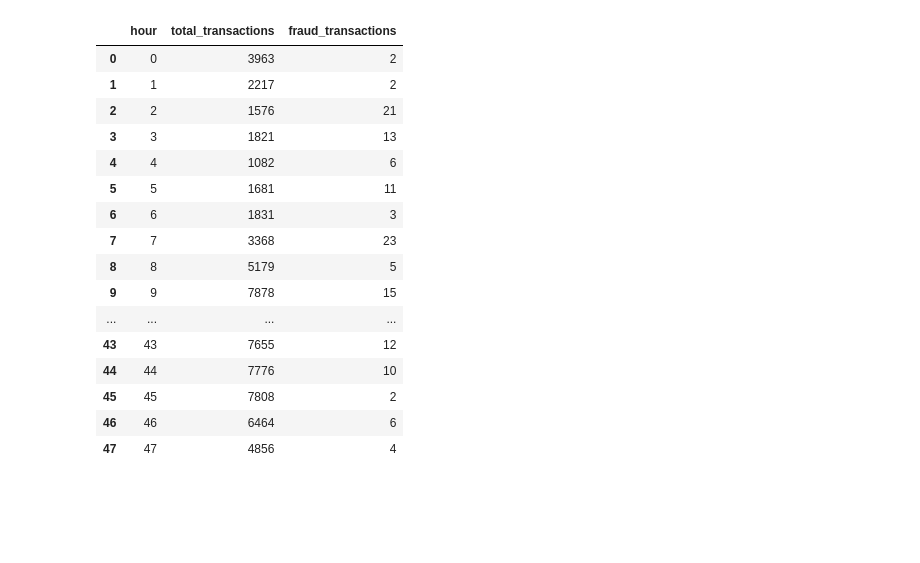
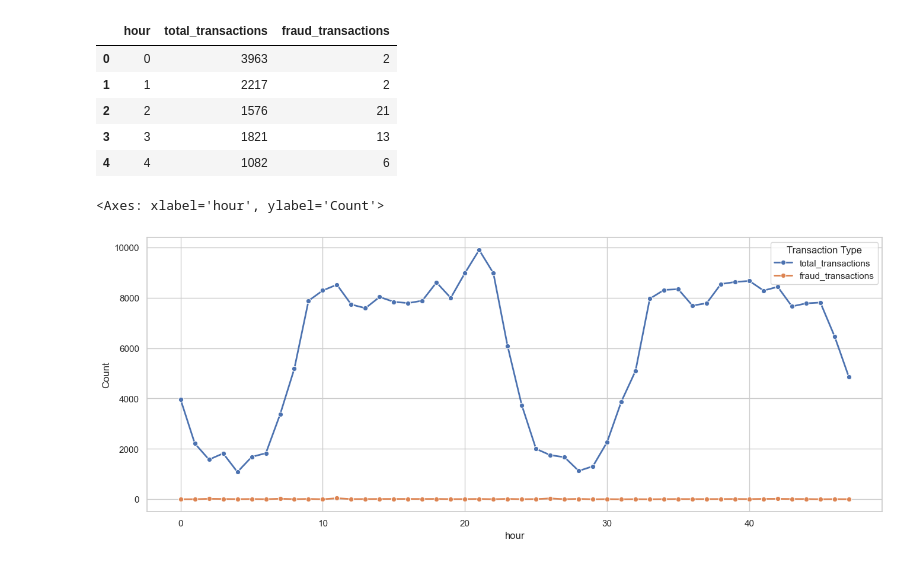
Before and after one commit to SamirAliWebDev/credit-card_fraud-and-not-fraud_Transactions, a Jupyter notebook: Data Analysis file/how many fraud have occured.ipynb, the cells around one changed output. Cells and saved outputs as stored; diff of their text form; code cells hidden in the pictures; blank space fills up the shorter version.

Commit message:
frauds occured

```diff
--- a/Data Analysis file/how many fraud have occured.ipynb
+++ b/Data Analysis file/how many fraud have occured.ipynb
@@ -7,22 +8,35 @@ from datasets import load_dataset
 
 df = pd.read_csv('D:\.MY PERSONAL DATA/programming Practice/Data Analytics/Real Dataset Practice/Credit Card Fraud/Code of the project/Results Gathered/in which hour frauds have occured.csv')
-# %%
-df
-# %% [output]
-|  | hour | total_transactions | fraud_transactions |
-| 0 | 0 | 3963 | 2 |
-| 1 | 1 | 2217 | 2 |
-| 2 | 2 | 1576 | 21 |
-| 3 | 3 | 1821 | 13 |
-| 4 | 4 | 1082 | 6 |
-| 5 | 5 | 1681 | 11 |
-| 6 | 6 | 1831 | 3 |
-| 7 | 7 | 3368 | 23 |
-| 8 | 8 | 5179 | 5 |
-| 9 | 9 | 7878 | 15 |
-| ... | ... | ... | ... |
-| 43 | 43 | 7655 | 12 |
-| 44 | 44 | 7776 | 10 |
-| 45 | 45 | 7808 | 2 |
-| 46 | 46 | 6464 | 6 |
-| 47 | 47 | 4856 | 4 |
+# %%
+
+df.head()
+# %% [output]
+|  | hour | total_transactions | fraud_transactions |
+| 0 | 0 | 3963 | 2 |
+| 1 | 1 | 2217 | 2 |
+| 2 | 2 | 1576 | 21 |
+| 3 | 3 | 1821 | 13 |
+| 4 | 4 | 1082 | 6 |
+# %%
+# --- Convert to long (tidy) format ---
+df_long = df.melt(id_vars='hour',
+                  value_vars=['total_transactions', 'fraud_transactions'],
+                  var_name='Transaction Type',
+                  value_name='Count')
+
+# --- Plot with Seaborn ---
+plt.figure(figsize=(16, 6))
+sns.set(style="whitegrid")
+
+sns.lineplot(
+    data=df_long,
+    x='hour',
+    y='Count',
+    hue='Transaction Type',
+    marker='o',
+    markersize=6,
+    linewidth=2
+)
+# %% [output]
+<Axes: xlabel='hour', ylabel='Count'>
+[figure, added]
```
Also changed, not shown: parts of 4 cells of this notebook.
